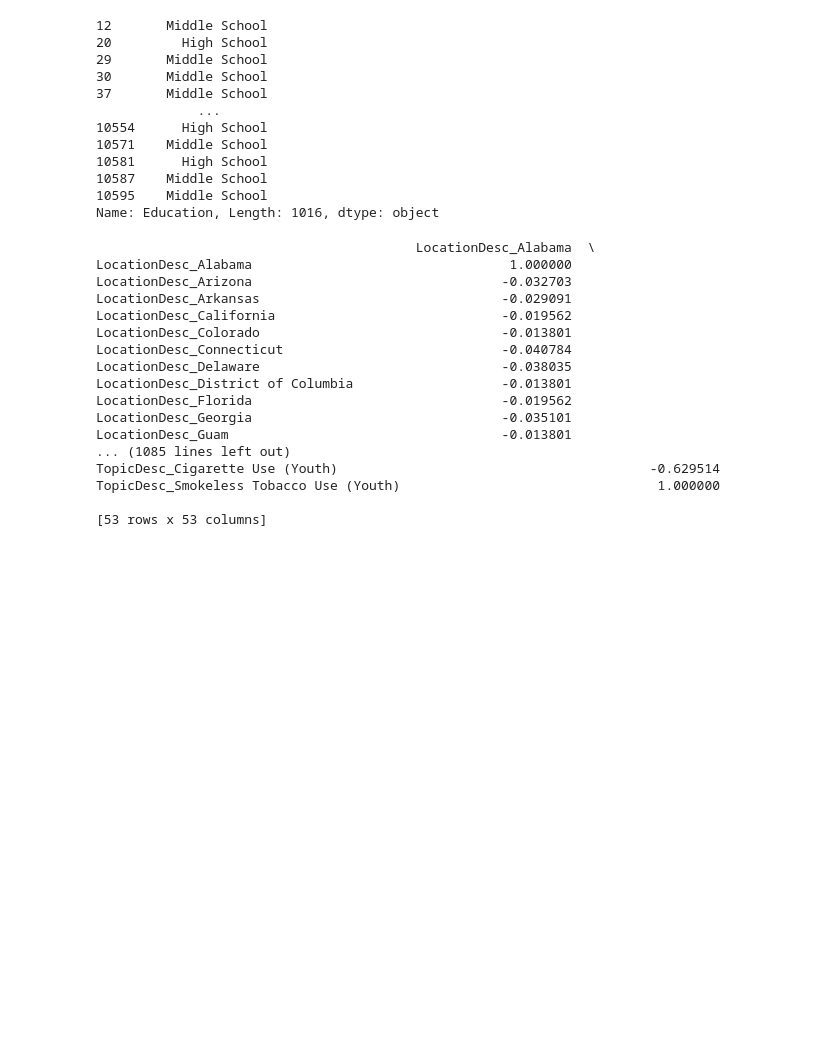
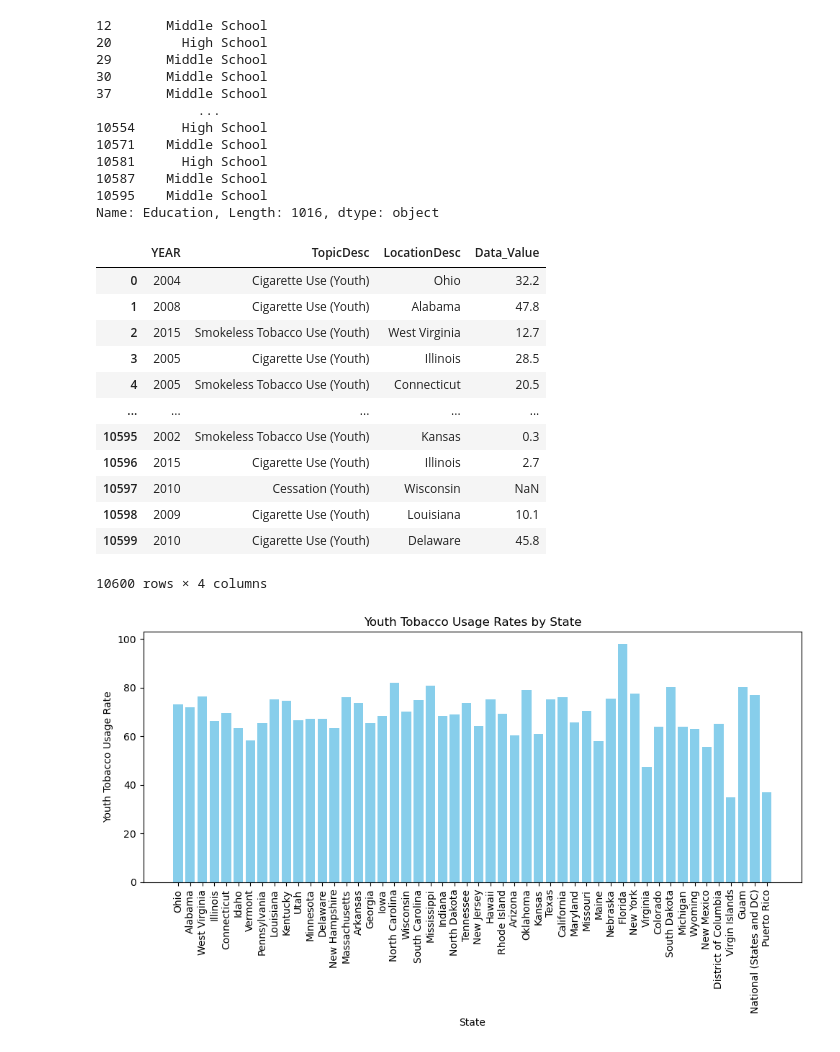
Before and after one commit to Lovelourdie/Project1_DataViz, a Jupyter notebook: clean_data.ipynb, the cells around one changed output. Saved outputs shown, nothing was run; the diff lists cells and outputs as text; code cells hidden in the pictures; blank space fills up the shorter version.

Commit message:
adding more visuals

```diff
--- a/clean_data.ipynb
+++ b/clean_data.ipynb
@@ -208,35 +224,32 @@ year_check_df["Education"]
 Name: Education, Length: 1016, dtype: object
 # %%
 # Geographic: is there a correlation between state and reduced rates of youth tobacco usage?
-
-#columns_list = ['LocationDesc', 'TopicDesc']
-
-#categorical_df = df[columns_list]
-
-#df_encoded = pd.get_dummies(categorical_df)
-
-#scaler = StandardScaler()
-
-#f_scaled = pd.DataFrame(scaler.fit_transform(df_encoded), columns=df_encoded.columns)
-
-#correlation_matrix = df_scaled.corr()
-
-#print(correlation_matrix)
+columns_list = ['YEAR', 'TopicDesc', 'LocationDesc', 'Data_Value']
+subset_df = df[columns_list]
+subset_df
 # %% [output]
+|  | YEAR | TopicDesc | LocationDesc | Data_Value |
+| 0 | 2004 | Cigarette Use (Youth) | Ohio | 32.2 |
+| 1 | 2008 | Cigarette Use (Youth) | Alabama | 47.8 |
+| 2 | 2015 | Smokeless Tobacco Use (Youth) | West Virginia | 12.7 |
+| 3 | 2005 | Cigarette Use (Youth) | Illinois | 28.5 |
+| 4 | 2005 | Smokeless Tobacco Use (Youth) | Connecticut | 20.5 |
+| ... | ... | ... | ... | ... |
+| 10595 | 2002 | Smokeless Tobacco Use (Youth) | Kansas | 0.3 |
+| 10596 | 2015 | Cigarette Use (Youth) | Illinois | 2.7 |
+| 10597 | 2010 | Cessation (Youth) | Wisconsin | NaN |
+| 10598 | 2009 | Cigarette Use (Youth) | Louisiana | 10.1 |
+| 10599 | 2010 | Cigarette Use (Youth) | Delaware | 45.8 |
-                                         LocationDesc_Alabama  \
-LocationDesc_Alabama                                 1.000000
-LocationDesc_Arizona                                -0.032703
-LocationDesc_Arkansas                               -0.029091
-LocationDesc_California                             -0.019562
-LocationDesc_Colorado                               -0.013801
-LocationDesc_Connecticut                            -0.040784
-LocationDesc_Delaware                               -0.038035
-LocationDesc_District of Columbia                   -0.013801
-LocationDesc_Florida                                -0.019562
-LocationDesc_Georgia                                -0.035101
-LocationDesc_Guam                                   -0.013801
-... (1085 lines left out)
-TopicDesc_Cigarette Use (Youth)                                        -0.629514
-TopicDesc_Smokeless Tobacco Use (Youth)                                 1.000000
-
-[53 rows x 53 columns]
+10600 rows × 4 columns
+# %%
+
+plt.figure(figsize=(10, 6))
+plt.bar(subset_df['LocationDesc'], subset_df['Data_Value'], color='skyblue')
+plt.xlabel('State')
+plt.ylabel('Youth Tobacco Usage Rate')
+plt.title('Youth Tobacco Usage Rates by State')
+plt.xticks(rotation=90)  # Rotate state names for better visibility
+plt.tight_layout()
+plt.show()
+# %% [output]
+[figure, added]
```
Also changed, not shown: parts of 4 cells of this notebook, 1 other file.
